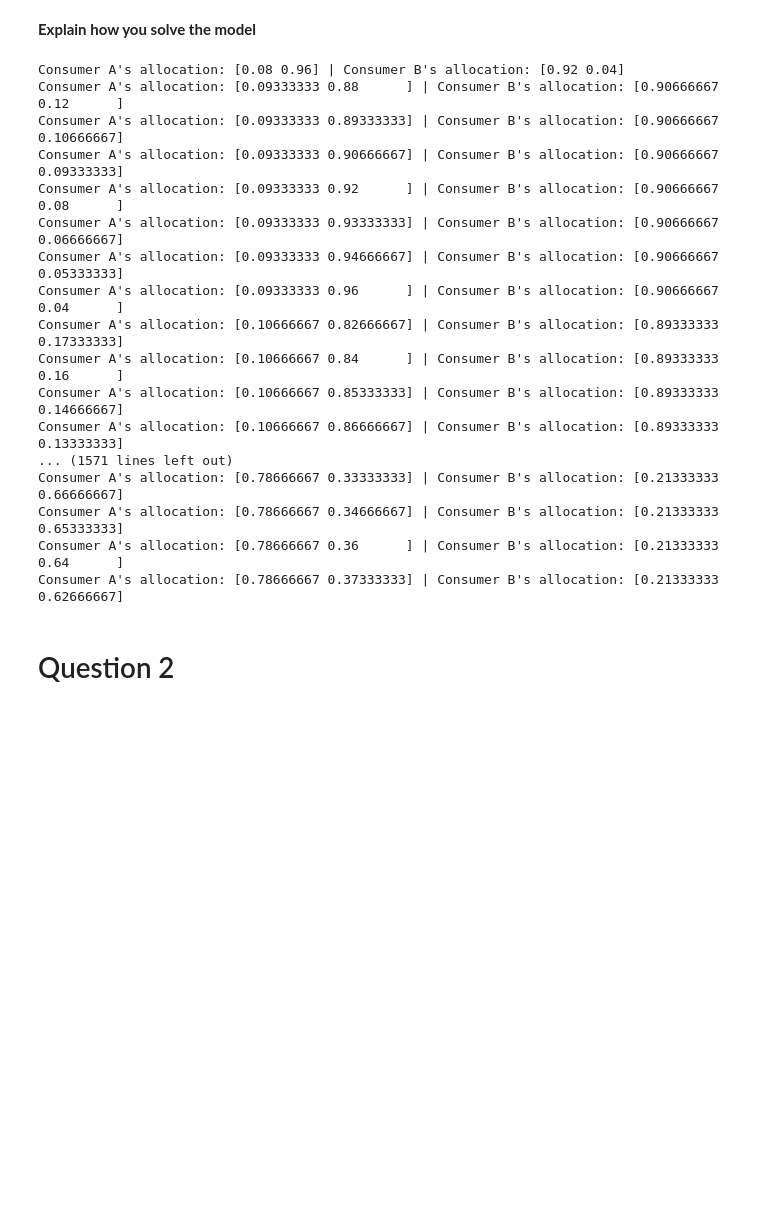
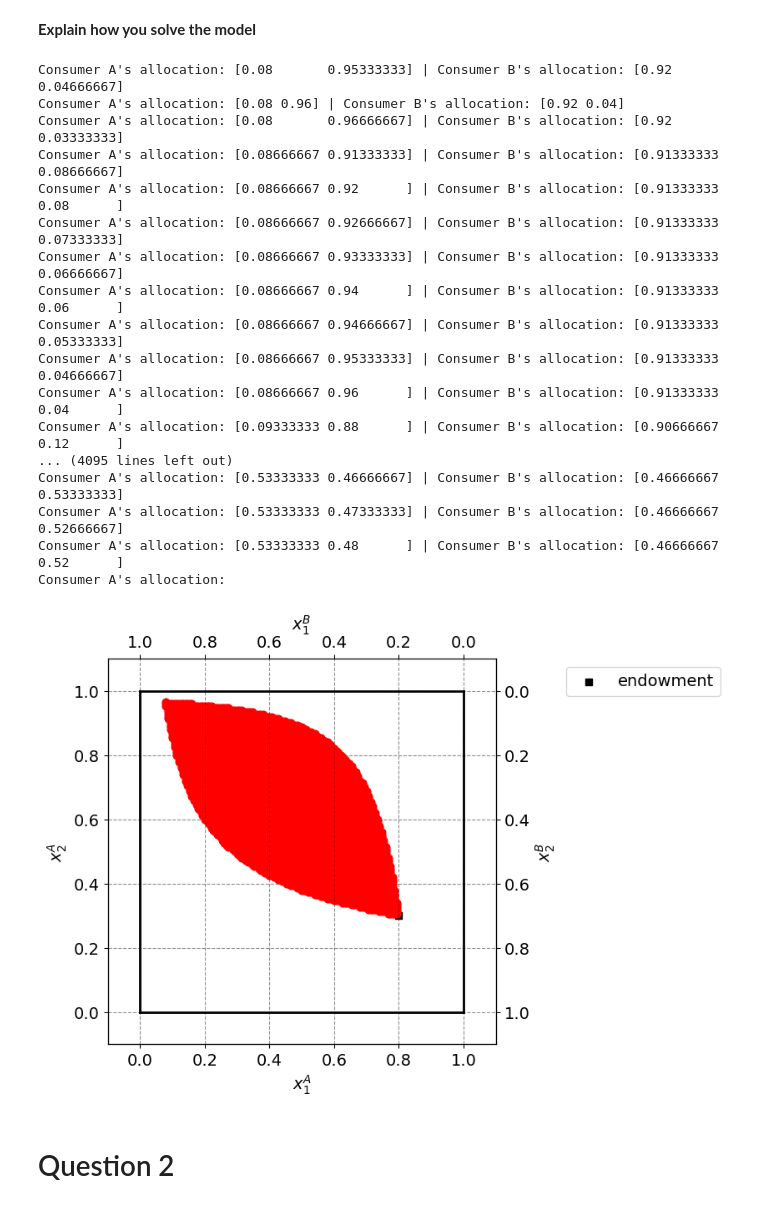
Before and after one commit to NumEconCopenhagen/projects-2024-codeonomics-crew, a Jupyter notebook: inauguralproject/inauguralproject.ipynb, the cells around one changed output. Saved outputs shown, nothing was run; the diff lists cells and outputs as text; code cells hidden in the pictures; blank space fills up the shorter version.

```diff
--- a/inauguralproject/inauguralproject.ipynb
+++ b/inauguralproject/inauguralproject.ipynb
@@ -54,7 +22,7 @@ The autoreload extension is already loaded. To reload it, use:
 from inauguralproject import ExchangeEconomyClass
 model = ExchangeEconomyClass()
 
-N = 75
+N = 150
 x_grid = np.linspace(0,1,N+1)
 
 
@@ -84,23 +52,23 @@ for x1A in x_grid:
 for allocation in pareto_improvement:
     print("Consumer A's allocation:",allocation[0], "| Consumer B's allocation:", allocation[1])
 # %% [output]
+Consumer A's allocation: [0.08       0.95333333] | Consumer B's allocation: [0.92       0.04666667]
 Consumer A's allocation: [0.08 0.96] | Consumer B's allocation: [0.92 0.04]
+Consumer A's allocation: [0.08       0.96666667] | Consumer B's allocation: [0.92       0.03333333]
+Consumer A's allocation: [0.08666667 0.91333333] | Consumer B's allocation: [0.91333333 0.08666667]
+Consumer A's allocation: [0.08666667 0.92      ] | Consumer B's allocation: [0.91333333 0.08      ]
+Consumer A's allocation: [0.08666667 0.92666667] | Consumer B's allocation: [0.91333333 0.07333333]
+Consumer A's allocation: [0.08666667 0.93333333] | Consumer B's allocation: [0.91333333 0.06666667]
+Consumer A's allocation: [0.08666667 0.94      ] | Consumer B's allocation: [0.91333333 0.06      ]
+Consumer A's allocation: [0.08666667 0.94666667] | Consumer B's allocation: [0.91333333 0.05333333]
+Consumer A's allocation: [0.08666667 0.95333333] | Consumer B's allocation: [0.91333333 0.04666667]
+Consumer A's allocation: [0.08666667 0.96      ] | Consumer B's allocation: [0.91333333 0.04      ]
 Consumer A's allocation: [0.09333333 0.88      ] | Consumer B's allocation: [0.90666667 0.12      ]
-Consumer A's allocation: [0.09333333 0.89333333] | Consumer B's allocation: [0.90666667 0.10666667]
-Consumer A's allocation: [0.09333333 0.90666667] | Consumer B's allocation: [0.90666667 0.09333333]
-Consumer A's allocation: [0.09333333 0.92      ] | Consumer B's allocation: [0.90666667 0.08      ]
-Consumer A's allocation: [0.09333333 0.93333333] | Consumer B's allocation: [0.90666667 0.06666667]
-Consumer A's allocation: [0.09333333 0.94666667] | Consumer B's allocation: [0.90666667 0.05333333]
-Consumer A's allocation: [0.09333333 0.96      ] | Consumer B's allocation: [0.90666667 0.04      ]
-Consumer A's allocation: [0.10666667 0.82666667] | Consumer B's allocation: [0.89333333 0.17333333]
-Consumer A's allocation: [0.10666667 0.84      ] | Consumer B's allocation: [0.89333333 0.16      ]
-Consumer A's allocation: [0.10666667 0.85333333] | Consumer B's allocation: [0.89333333 0.14666667]
-Consumer A's allocation: [0.10666667 0.86666667] | Consumer B's allocation: [0.89333333 0.13333333]
-... (1571 lines left out)
-Consumer A's allocation: [0.78666667 0.33333333] | Consumer B's allocation: [0.21333333 0.66666667]
-Consumer A's allocation: [0.78666667 0.34666667] | Consumer B's allocation: [0.21333333 0.65333333]
-Consumer A's allocation: [0.78666667 0.36      ] | Consumer B's allocation: [0.21333333 0.64      ]
-Consumer A's allocation: [0.78666667 0.37333333] | Consumer B's allocation: [0.21333333 0.62666667]
+... (4095 lines left out)
+Consumer A's allocation: [0.53333333 0.46666667] | Consumer B's allocation: [0.46666667 0.53333333]
+Consumer A's allocation: [0.53333333 0.47333333] | Consumer B's allocation: [0.46666667 0.52666667]
+Consumer A's allocation: [0.53333333 0.48      ] | Consumer B's allocation: [0.46666667 0.52      ]
+Consumer A's allocation:
 # %%
 par = model.par
 
@@ -110,33 +78,38 @@ w2bar = 1.0
 
 # b. figure set up
 fig = plt.figure(frameon=False,figsize=(6,6), dpi=100)
 ax_A = fig.add_subplot(1, 1, 1)
 
 ax_A.set_xlabel("$x_1^A$")
 ax_A.set_ylabel("$x_2^A$")
 
 temp = ax_A.twinx()
 temp.set_ylabel("$x_2^B$")
 ax_B = temp.twiny()
 ax_B.set_xlabel("$x_1^B$")
 ax_B.invert_xaxis()
 ax_B.invert_yaxis()
 
 # A
 ax_A.scatter(par.w1A,par.w2A,marker='s',color='black',label='endowment')
+for allocation in pareto_improvement:
+    ax_A.scatter(allocation[0][0], allocation[0][1], marker='o', color='red')
+    ax_B.scatter(allocation[1][0], allocation[1][1], marker='o', color='red')
 
 # limits
 ax_A.plot([0,w1bar],[0,0],lw=2,color='black')
 ax_A.plot([0,w1bar],[w2bar,w2bar],lw=2,color='black')
 ax_A.plot([0,0],[0,w2bar],lw=2,color='black')
 ax_A.plot([w1bar,w1bar],[0,w2bar],lw=2,color='black')
 
 ax_A.set_xlim([-0.1, w1bar + 0.1])
 ax_A.set_ylim([-0.1, w2bar + 0.1])
 ax_B.set_xlim([w1bar + 0.1, -0.1])
 ax_B.set_ylim([w2bar + 0.1, -0.1])
 
 ax_A.legend(frameon=True,loc='upper right',bbox_to_anchor=(1.6,1.0));
+# %% [output]
+[figure, added]
 # %% [markdown]
 # Question 2
 # %% [markdown]
```
Also changed, not shown: parts of 2 cells of this notebook.
